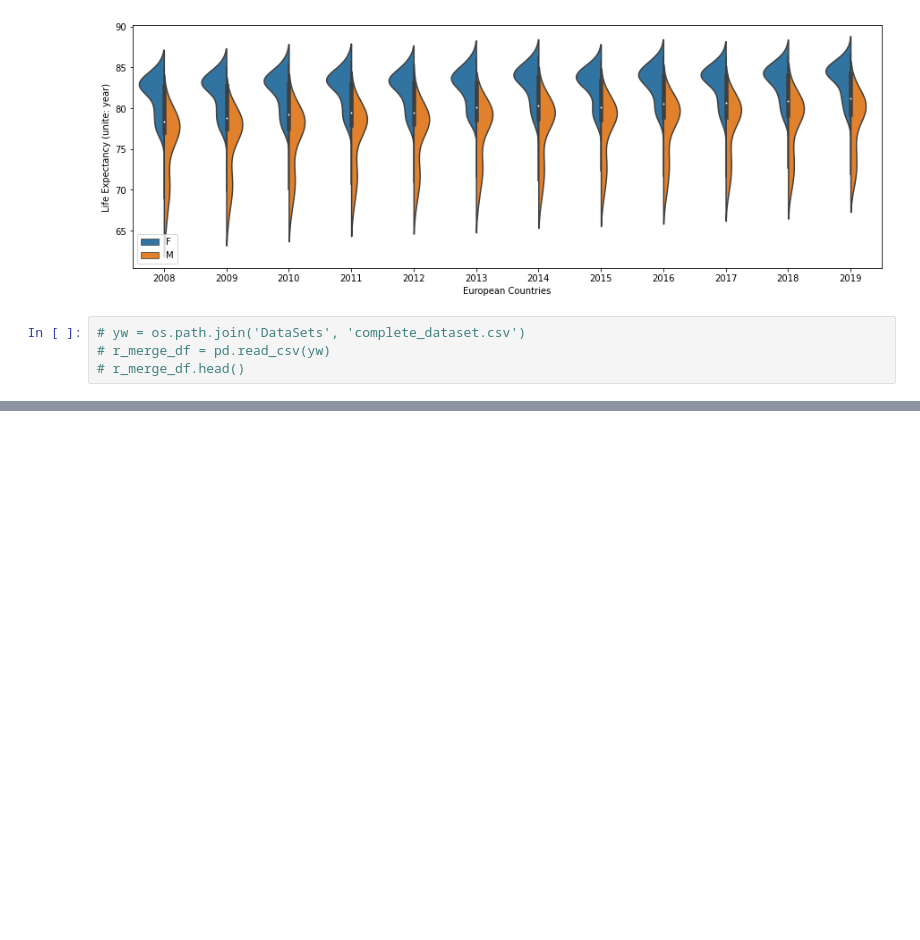
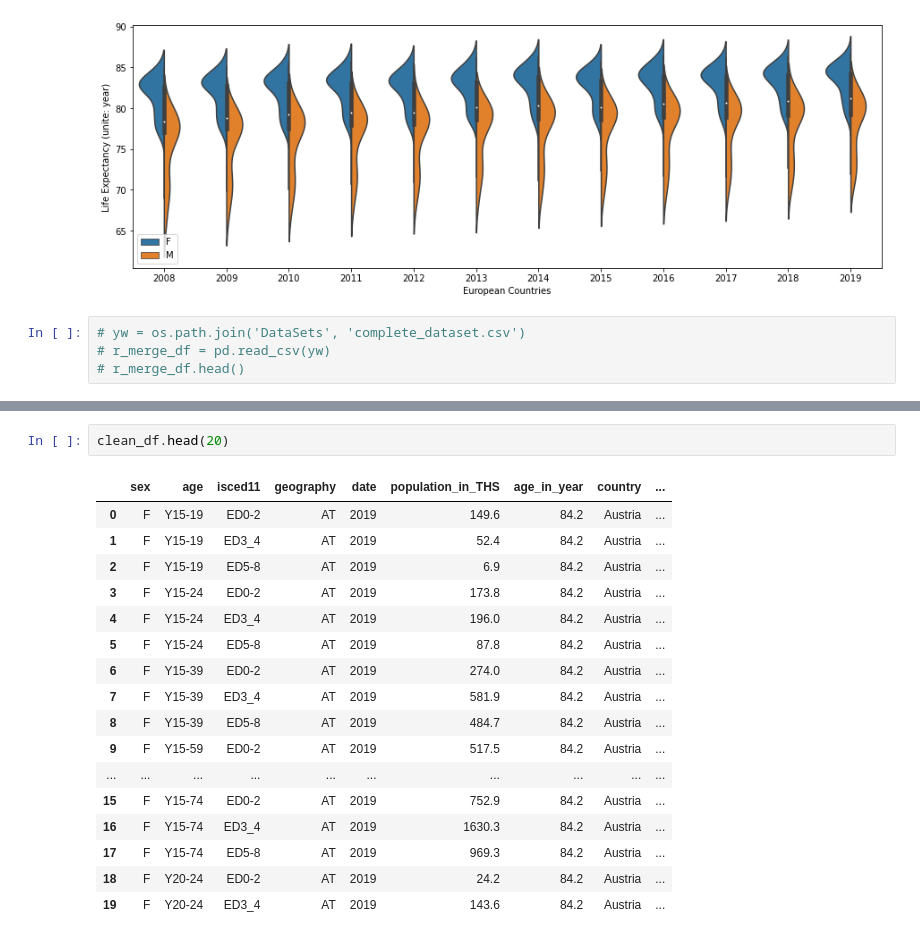
Before and after one commit to ywu223/Capstone1_Compsognathus, a Jupyter notebook: Project_1_LingLv.ipynb, the cells around one changed output, grey strips where cells are left out. Drawn from its saved outputs; the diff is of its cells as text; blank space fills up the shorter version.

```diff
--- a/Project_1_LingLv.ipynb
+++ b/Project_1_LingLv.ipynb
@@ -186,0 +218,20 @@ yearly_lf_stat
+# %%
+clean_df.head(20)
+# %% [output]
+|  | sex | age | isced11 | geography | date | population_in_THS | age_in_year | country | ... |
+| 0 | F | Y15-19 | ED0-2 | AT | 2019 | 149.6 | 84.2 | Austria | ... |
+| 1 | F | Y15-19 | ED3_4 | AT | 2019 | 52.4 | 84.2 | Austria | ... |
+| 2 | F | Y15-19 | ED5-8 | AT | 2019 | 6.9 | 84.2 | Austria | ... |
+| 3 | F | Y15-24 | ED0-2 | AT | 2019 | 173.8 | 84.2 | Austria | ... |
+| 4 | F | Y15-24 | ED3_4 | AT | 2019 | 196.0 | 84.2 | Austria | ... |
+| 5 | F | Y15-24 | ED5-8 | AT | 2019 | 87.8 | 84.2 | Austria | ... |
+| 6 | F | Y15-39 | ED0-2 | AT | 2019 | 274.0 | 84.2 | Austria | ... |
+| 7 | F | Y15-39 | ED3_4 | AT | 2019 | 581.9 | 84.2 | Austria | ... |
+| 8 | F | Y15-39 | ED5-8 | AT | 2019 | 484.7 | 84.2 | Austria | ... |
+| 9 | F | Y15-59 | ED0-2 | AT | 2019 | 517.5 | 84.2 | Austria | ... |
+| ... | ... | ... | ... | ... | ... | ... | ... | ... | ... |
+| 15 | F | Y15-74 | ED0-2 | AT | 2019 | 752.9 | 84.2 | Austria | ... |
+| 16 | F | Y15-74 | ED3_4 | AT | 2019 | 1630.3 | 84.2 | Austria | ... |
+| 17 | F | Y15-74 | ED5-8 | AT | 2019 | 969.3 | 84.2 | Austria | ... |
+| 18 | F | Y20-24 | ED0-2 | AT | 2019 | 24.2 | 84.2 | Austria | ... |
+| 19 | F | Y20-24 | ED3_4 | AT | 2019 | 143.6 | 84.2 | Austria | ... |
```
Also changed, not shown: parts of 7 cells of this notebook.
